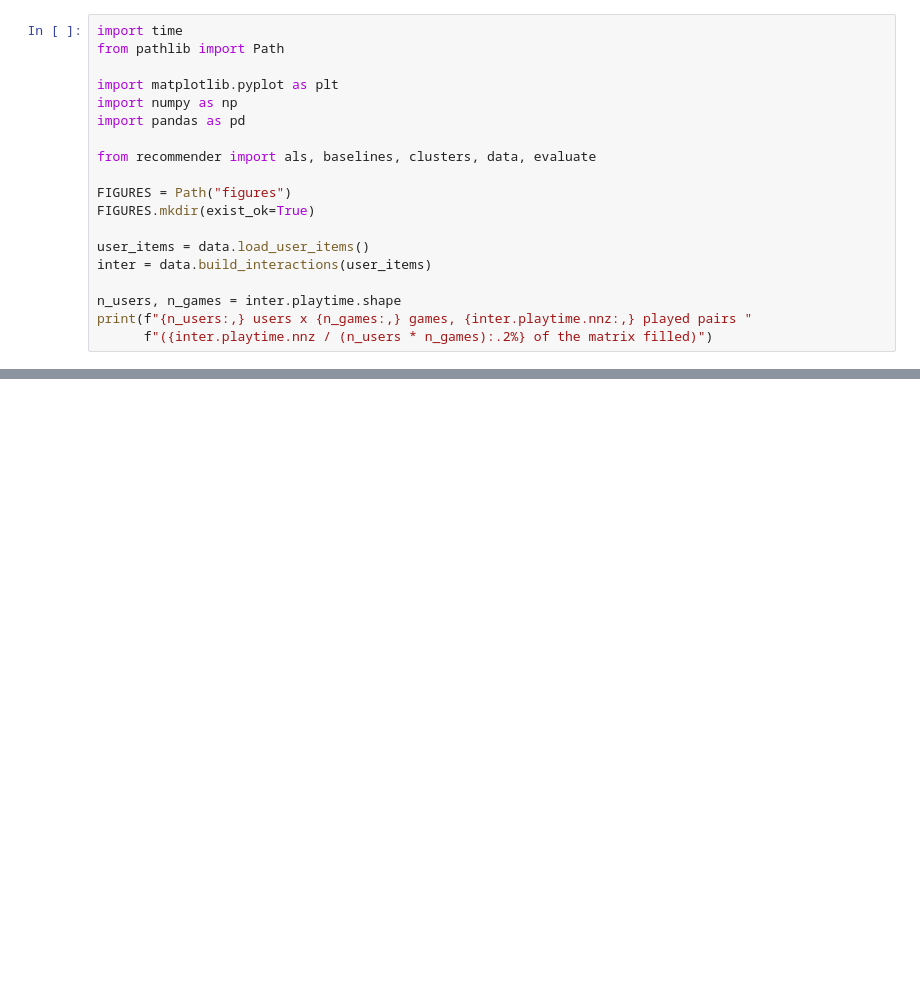
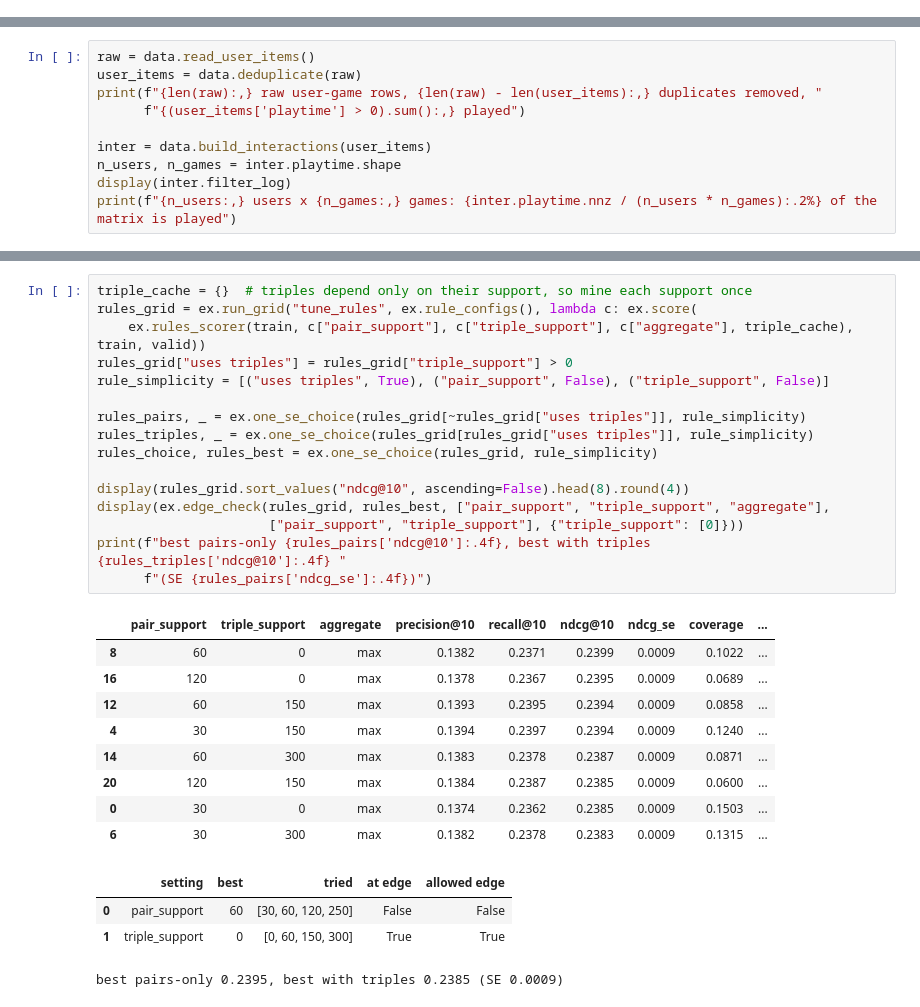
Before and after one commit to sribn/02807-computational-tools-for-data-science, a Jupyter notebook: recommender.ipynb, the cells around one changed output, grey strips where cells are left out. Saved outputs shown, nothing was run; the diff lists cells and outputs as text; blank space fills up the shorter version.

```diff
--- a/recommender.ipynb
+++ b/recommender.ipynb
@@ -16,19 +0,0 @@ Load the user inventories and keep games owned by at least 50 users (the same th
-# %%
-import time
-from pathlib import Path
-
-import matplotlib.pyplot as plt
-import numpy as np
-import pandas as pd
-
-from recommender import als, baselines, clusters, data, evaluate
-
-FIGURES = Path("figures")
-FIGURES.mkdir(exist_ok=True)
-
-user_items = data.load_user_items()
-inter = data.build_interactions(user_items)
-
-n_users, n_games = inter.playtime.shape
-print(f"{n_users:,} users x {n_games:,} games, {inter.playtime.nnz:,} played pairs "
-      f"({inter.playtime.nnz / (n_users * n_games):.2%} of the matrix filled)")
@@ -327,0 +42,10 @@ NMI with top tag: 0.280 (shuffled clusters: 0.047)
+# %%
+raw = data.read_user_items()
+user_items = data.deduplicate(raw)
+print(f"{len(raw):,} raw user-game rows, {len(raw) - len(user_items):,} duplicates removed, "
+      f"{(user_items['playtime'] > 0).sum():,} played")
+
+inter = data.build_interactions(user_items)
+n_users, n_games = inter.playtime.shape
+display(inter.filter_log)
+print(f"{n_users:,} users x {n_games:,} games: {inter.playtime.nnz / (n_users * n_games):.2%} of the matrix is played")
@@ -327,0 +87,30 @@ NMI with top tag: 0.280 (shuffled clusters: 0.047)
+# %%
+triple_cache = {}  # triples depend only on their support, so mine each support once
+rules_grid = ex.run_grid("tune_rules", ex.rule_configs(), lambda c: ex.score(
+    ex.rules_scorer(train, c["pair_support"], c["triple_support"], c["aggregate"], triple_cache), train, valid))
+rules_grid["uses triples"] = rules_grid["triple_support"] > 0
+rule_simplicity = [("uses triples", True), ("pair_support", False), ("triple_support", False)]
+
+rules_pairs, _ = ex.one_se_choice(rules_grid[~rules_grid["uses triples"]], rule_simplicity)
+rules_triples, _ = ex.one_se_choice(rules_grid[rules_grid["uses triples"]], rule_simplicity)
+rules_choice, rules_best = ex.one_se_choice(rules_grid, rule_simplicity)
+
+display(rules_grid.sort_values("ndcg@10", ascending=False).head(8).round(4))
+display(ex.edge_check(rules_grid, rules_best, ["pair_support", "triple_support", "aggregate"],
+                      ["pair_support", "triple_support"], {"triple_support": [0]}))
+print(f"best pairs-only {rules_pairs['ndcg@10']:.4f}, best with triples {rules_triples['ndcg@10']:.4f} "
+      f"(SE {rules_pairs['ndcg_se']:.4f})")
+# %% [output]
+|  | pair_support | triple_support | aggregate | precision@10 | recall@10 | ndcg@10 | ndcg_se | coverage | ... |
+| 8 | 60 | 0 | max | 0.1382 | 0.2371 | 0.2399 | 0.0009 | 0.1022 | ... |
+| 16 | 120 | 0 | max | 0.1378 | 0.2367 | 0.2395 | 0.0009 | 0.0689 | ... |
+| 12 | 60 | 150 | max | 0.1393 | 0.2395 | 0.2394 | 0.0009 | 0.0858 | ... |
+| 4 | 30 | 150 | max | 0.1394 | 0.2397 | 0.2394 | 0.0009 | 0.1240 | ... |
+| 14 | 60 | 300 | max | 0.1383 | 0.2378 | 0.2387 | 0.0009 | 0.0871 | ... |
+| 20 | 120 | 150 | max | 0.1384 | 0.2387 | 0.2385 | 0.0009 | 0.0600 | ... |
+| 0 | 30 | 0 | max | 0.1374 | 0.2362 | 0.2385 | 0.0009 | 0.1503 | ... |
+| 6 | 30 | 300 | max | 0.1382 | 0.2378 | 0.2383 | 0.0009 | 0.1315 | ... |
+|  | setting | best | tried | at edge | allowed edge |
+| 0 | pair_support | 60 | [30, 60, 120, 250] | False | False |
+| 1 | triple_support | 0 | [0, 60, 150, 300] | True | True |
+best pairs-only 0.2395, best with triples 0.2385 (SE 0.0009)
```
Also changed, not shown: parts of 58 cells of this notebook, 16 other files.
